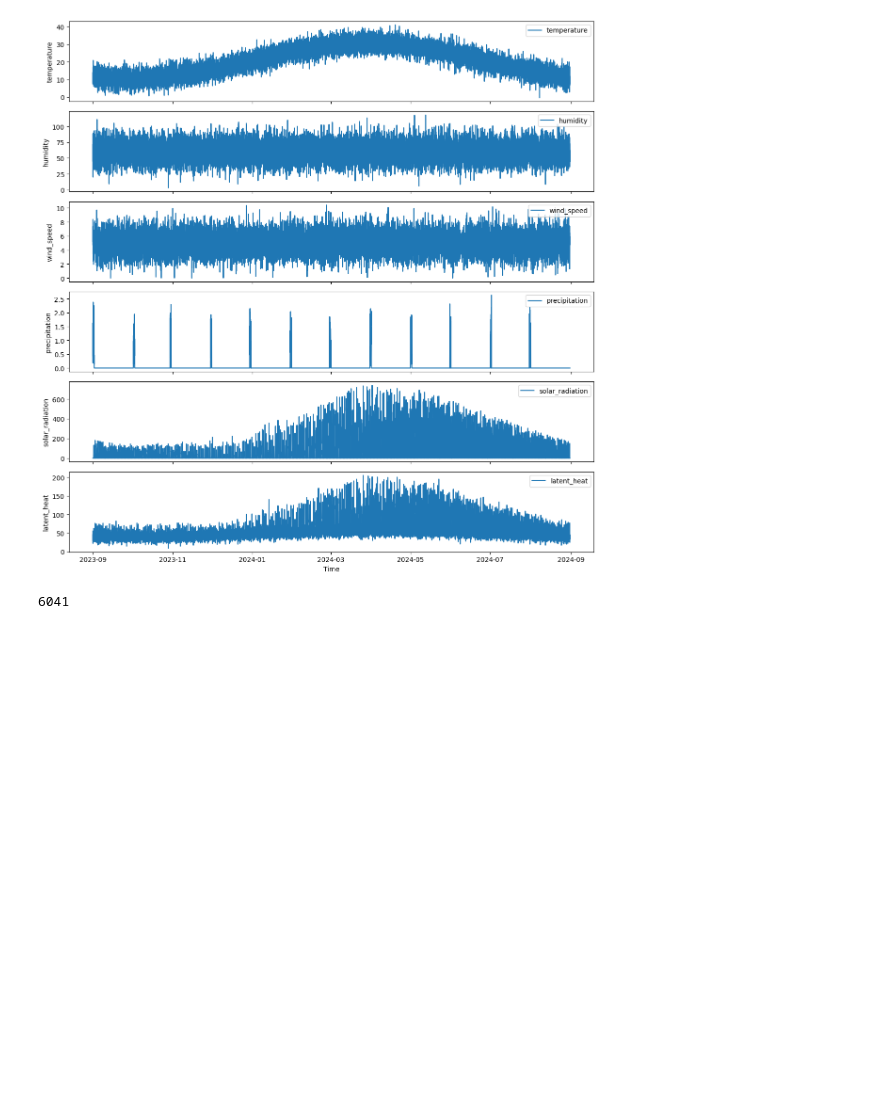
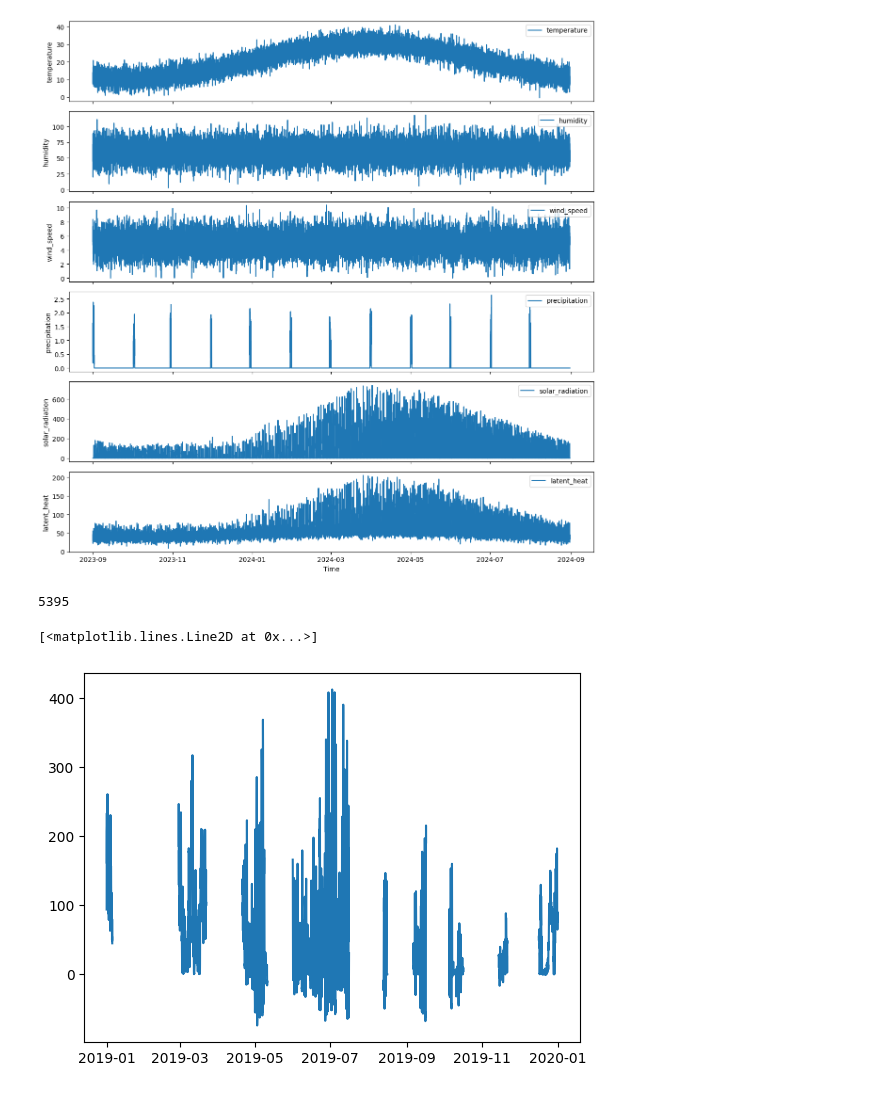
Before and after one commit to adelezaini/GEO9300-Gap-Busters, a Jupyter notebook: notebooks/analysis_eivind.ipynb, the cells around one changed output. Saved outputs shown, nothing was run; the diff lists cells and outputs as text; code cells hidden in the pictures; blank space fills up the shorter version.

```diff
--- a/notebooks/analysis_eivind.ipynb
+++ b/notebooks/analysis_eivind.ipynb
@@ -287,27 +379,30 @@ max         738.841404    204.949506
 # %%
 # Generate gaps
 
-df = features_df.copy()
+df = scaled_df.copy()
 
 # Simulate time index (one year, 30 min increments)
-date_rng = pd.date_range(start='2023-09-01 00:00', end='2024-08-31 00:00', freq='30T')
+date_rng = pd.date_range(start='2019-01-01 00:00', end='2019-12-31 23:00', freq='60T')
 df.index = date_rng
 
 # Parameters for gap creation
 num_gaps = 15
 min_gap_size = 5 * 48  # 5 days in 30 min increments
 max_gap_size = 15 * 48  # 10 days in 30 min increments
 n_rows = len(df)
 
 # Introduce gaps in 'latent_heat'
 for _ in range(num_gaps):
     start_idx = np.random.randint(0, n_rows - max_gap_size)
     gap_size = np.random.randint(min_gap_size, max_gap_size)
-    df.loc[df.index[start_idx:start_idx + gap_size], 'latent_heat'] = np.nan
+    df.loc[df.index[start_idx:start_idx + gap_size], 'LE'] = np.nan
 
-print(df['latent_heat'].isna().sum())  # Check the number of NaN values introduced
+print(df['LE'].isna().sum())  # Check the number of NaN values introduced
+plt.plot(df['LE'])
 # %% [output]
-6041
+5395
+[<matplotlib.lines.Line2D at 0x...>]
+[figure, added]
 # %%
 # Linear regression
 
```
Also changed, not shown: parts of 12 cells of this notebook, 1 other file.
